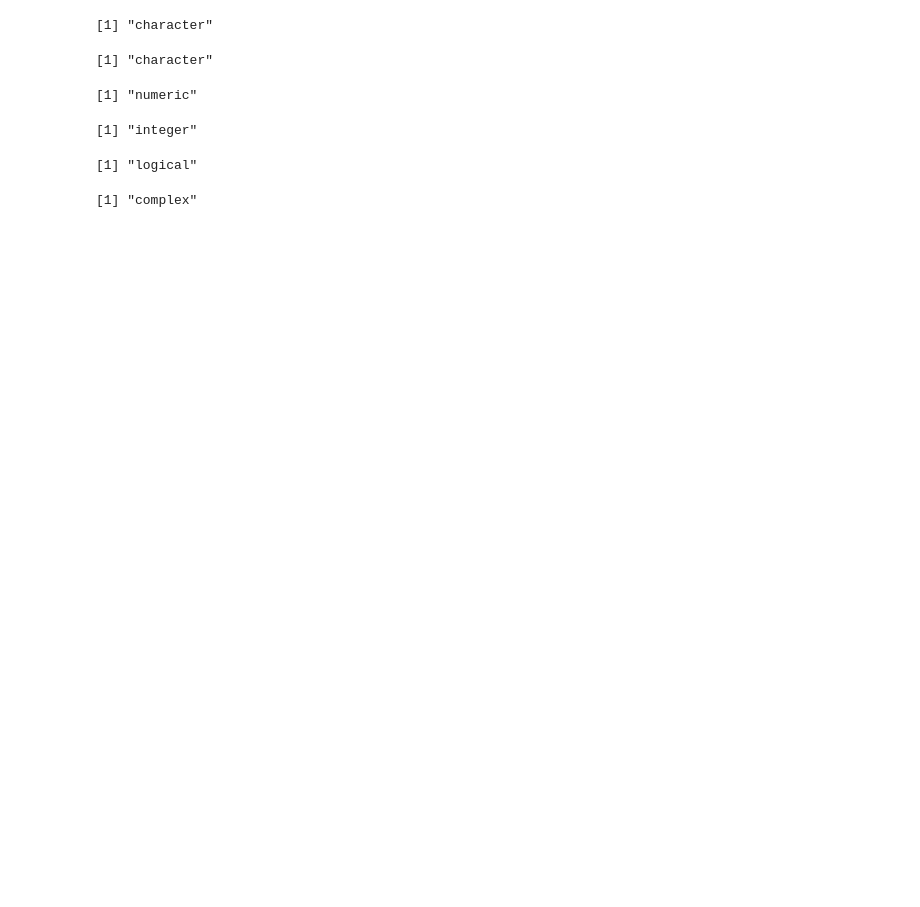
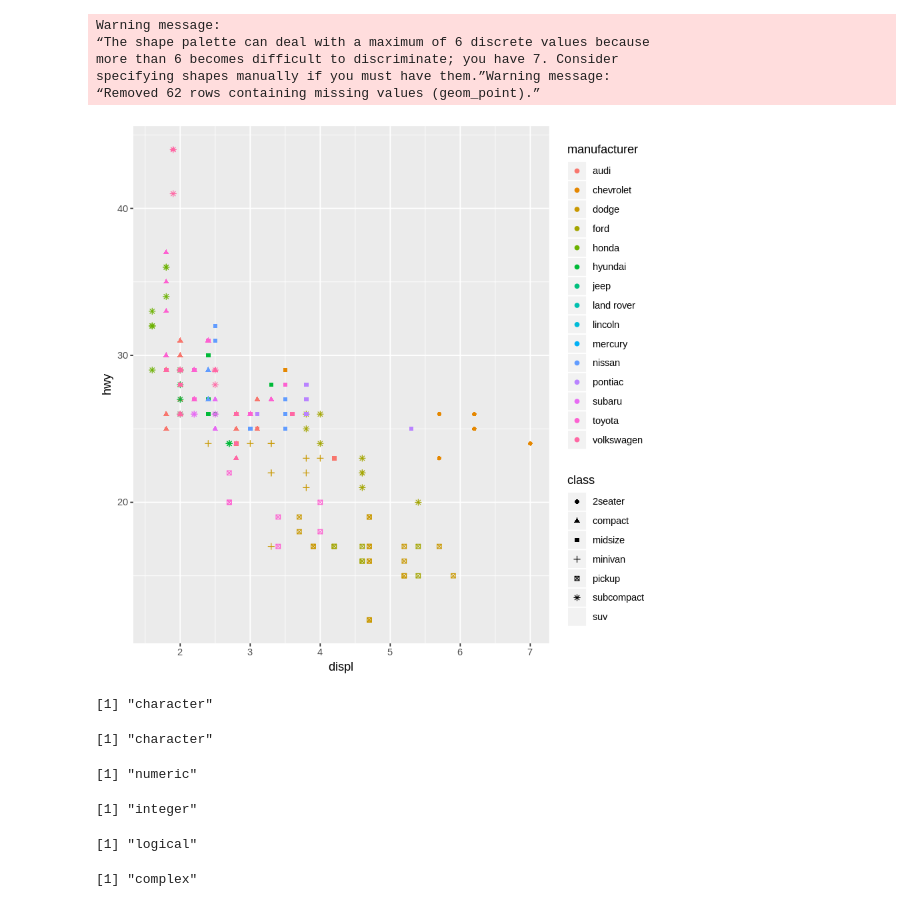
Before and after one commit to StephanHolgerD/BinderTest, a Jupyter notebook: chapter_01/Introduction.ipynb, the cells around one changed output. Saved outputs shown, nothing was run; the diff lists cells and outputs as text; code cells hidden in the pictures; blank space fills up the shorter version.

```diff
--- a/chapter_01/Introduction.ipynb
+++ b/chapter_01/Introduction.ipynb
@@ -17,3 +39,15 @@ com5 <- c(2+3i, 3+5i, 4+5i)
+# %%
+library(ggplot2)
+
+ggplot(data=mpg, aes(displ, hwy, shape = class,color=manufacturer)) +
+  geom_point()
+# %% [output]
+Warning message:
+“The shape palette can deal with a maximum of 6 discrete values because
+more than 6 becomes difficult to discriminate; you have 7. Consider
+specifying shapes manually if you must have them.”Warning message:
+“Removed 62 rows containing missing values (geom_point).”
+[figure, added]
 # %%
 class(str1[1])
 # %% [output]
```
Also changed, not shown: parts of 2 cells of this notebook.
